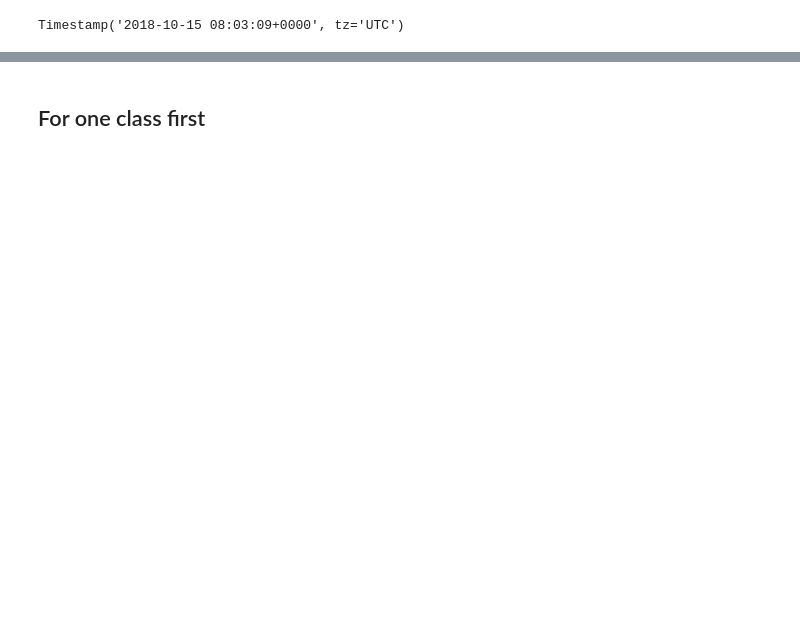
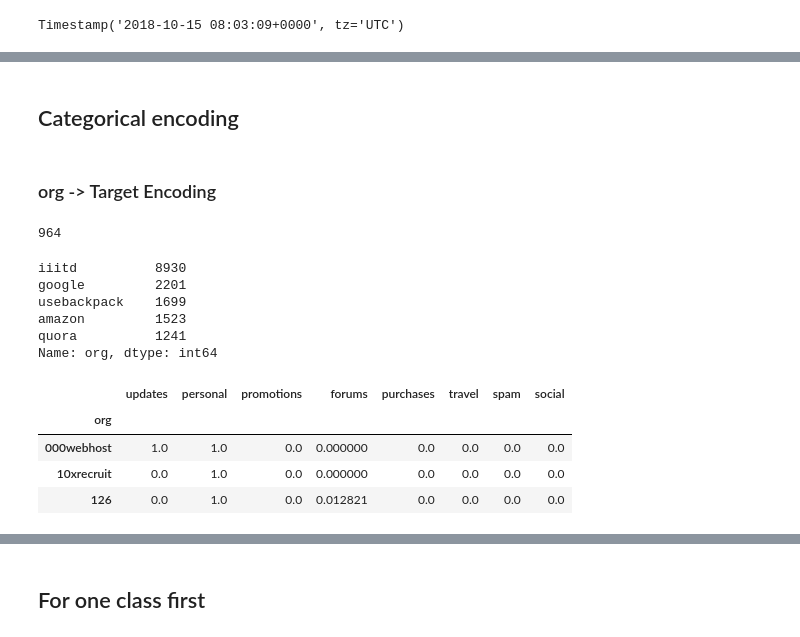
Before and after one commit to tonywu71/multi-label-email-classifier, a Jupyter notebook: kaggle_challenge.ipynb, the cells around one changed output, grey strips where cells are left out. Cells and saved outputs as stored; diff of their text form; code cells hidden in the pictures; blank space fills up the shorter version.

```diff
--- a/kaggle_challenge.ipynb
+++ b/kaggle_challenge.ipynb
@@ -363,0 +366,3 @@ dtype: int64
+# %%
+df['date_day'] = df['date'].dt.date
+df['date_day']
@@ -363,0 +382,3 @@ dtype: int64
+# %%
+df['month'] = df['date'].dt.month
+df['month']
@@ -363,0 +398,3 @@ dtype: int64
+# %%
+df['weekday'] = df['date'].dt.weekday
+df['weekday']
@@ -363,0 +414,3 @@ dtype: int64
+# %%
+df['hour'] = df['date'].dt.hour
+df['hour']
@@ -363,0 +450,26 @@ dtype: int64
+# %% [markdown]
+## Categorical encoding
+# %% [markdown]
+### org -> Target Encoding
+# %%
+len(df['org'].unique())
+# %% [output]
+964
+# %%
+df['org'].value_counts().nlargest(5)
+# %% [output]
+iiitd          8930
+google         2201
+usebackpack    1699
+amazon         1523
+quora          1241
+Name: org, dtype: int64
+# %%
+means_by_org = df.groupby('org')[list_classes].mean()
+means_by_org.head(3)
+# %% [output]
+|  | updates | personal | promotions | forums | purchases | travel | spam | social |
+| org |  |  |  |  |  |  |  |  |
+| 000webhost | 1.0 | 1.0 | 0.0 | 0.000000 | 0.0 | 0.0 | 0.0 | 0.0 |
+| 10xrecruit | 0.0 | 1.0 | 0.0 | 0.000000 | 0.0 | 0.0 | 0.0 | 0.0 |
+| 126 | 0.0 | 1.0 | 0.0 | 0.012821 | 0.0 | 0.0 | 0.0 | 0.0 |
```
Also changed, not shown: parts of 82 cells of this notebook.
